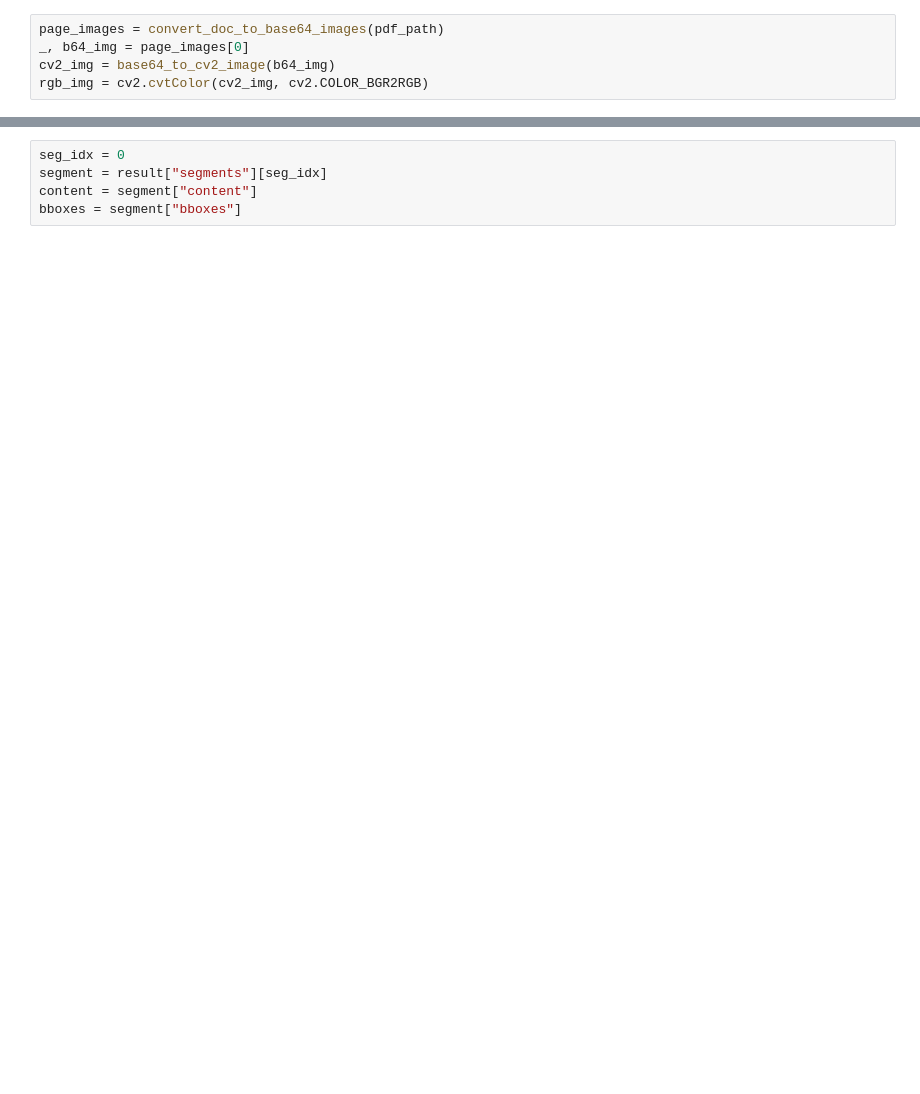
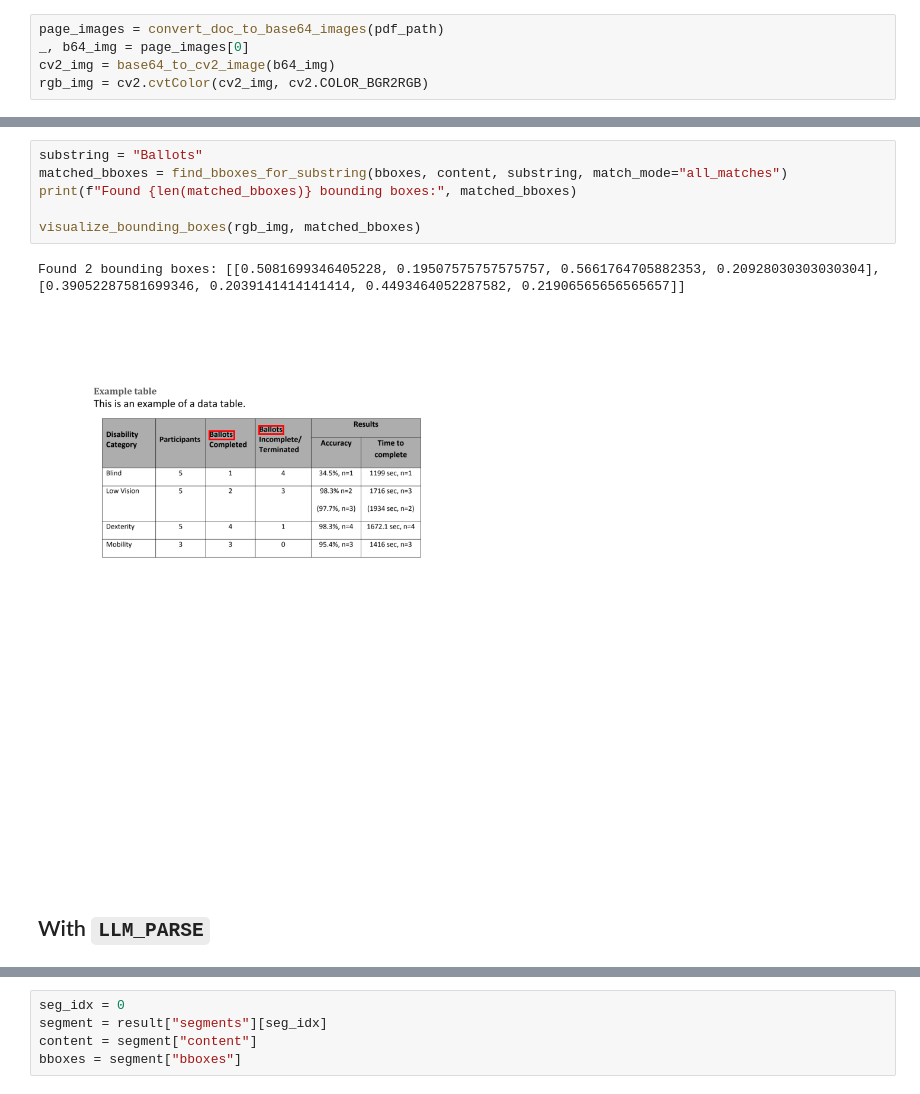
Before and after one commit to oidlabs-com/Lexoid, a Jupyter notebook: examples/example_notebook_reference_highlight.ipynb, the cells around one changed output, grey strips where cells are left out. Cells and saved outputs as stored; diff of their text form; blank space fills up the shorter version.

```diff
--- a/examples/example_notebook_reference_highlight.ipynb
+++ b/examples/example_notebook_reference_highlight.ipynb
@@ -17,0 +36,11 @@ rgb_img = cv2.cvtColor(cv2_img, cv2.COLOR_BGR2RGB)
+# %%
+substring = "Ballots"
+matched_bboxes = find_bboxes_for_substring(bboxes, content, substring, match_mode="all_matches")
+print(f"Found {len(matched_bboxes)} bounding boxes:", matched_bboxes)
+
+visualize_bounding_boxes(rgb_img, matched_bboxes)
+# %% [output]
+Found 2 bounding boxes: [[0.5081699346405228, 0.19507575757575757, 0.5661764705882353, 0.20928030303030304], [0.39052287581699346, 0.2039141414141414, 0.4493464052287582, 0.21906565656565657]]
+[figure, added]
+# %% [markdown]
+## With `LLM_PARSE`
```
Also changed, not shown: parts of 10 cells of this notebook, 1 other file.
